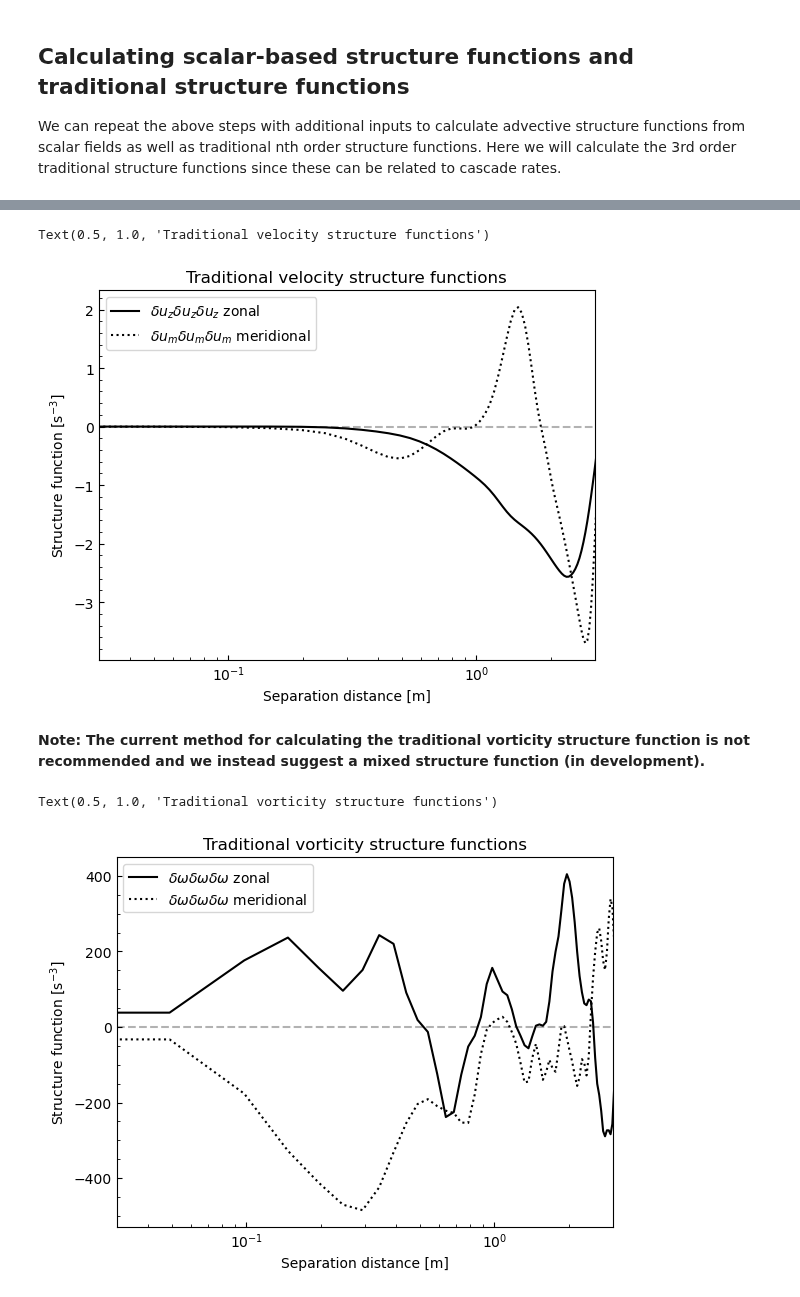
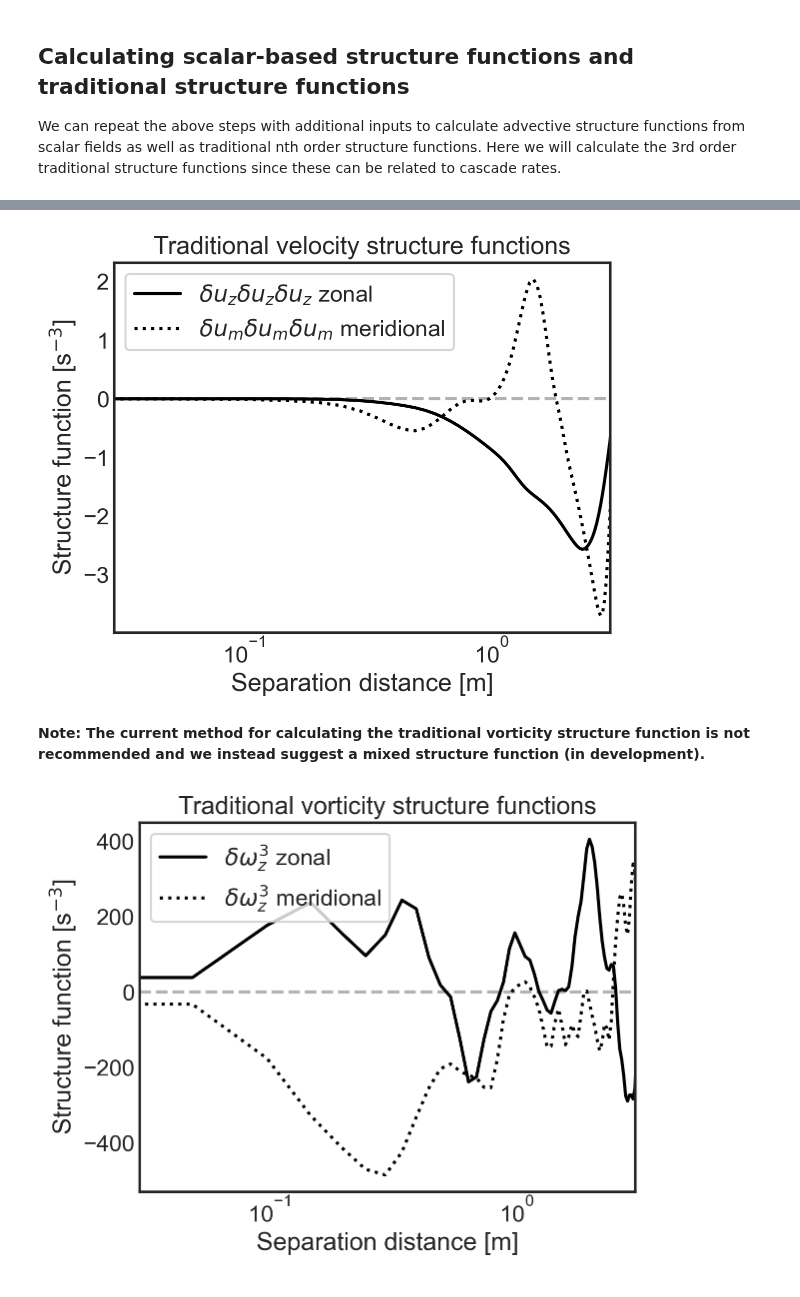
Before and after one commit to cassidymwagner/fluidsf, a Jupyter notebook: docs/source/ex1.ipynb, the cells around one changed output, grey strips where cells are left out. Saved outputs shown, nothing was run; the diff lists cells and outputs as text; code cells hidden in the pictures.

```diff
--- a/docs/source/ex1.ipynb
+++ b/docs/source/ex1.ipynb
@@ -12,6 +12,10 @@ This example will guide you through each step necessary to estimate energy and e
 5. Plot the cascade rates in each direction as a function of separation distance
 # %%
 import matplotlib_inline.backend_inline
+import seaborn as sns
+
+sns.set_style(style="white")
+sns.set_context("talk")
 
 matplotlib_inline.backend_inline.set_matplotlib_formats("retina")
 # %% [markdown]
@@ -126,10 +129,11 @@ fig, (ax1) = plt.subplots()
 
 
 ax1.semilogx(sf_all['x-diffs'], sf_all['SF_traditional_velocity_zonal'],
-             label=r'$\delta u_z \delta u_z \delta u_z$ zonal')
+             label=r'$\delta u_z \delta u_z \delta u_z$ zonal',
+             color='k')
 ax1.semilogx(sf_all['y-diffs'], sf_all['SF_traditional_velocity_meridional'],
              label=r'$\delta u_m \delta u_m \delta u_m$ meridional',
-             linestyle='dotted')
+             color='k',linestyle='dotted')
 
 ax1.set_ylabel(r"Structure function [s$^{-3}$]")
 ax1.set_xlabel(r"Separation distance [m]")
@@ -139,31 +143,30 @@ plt.hlines(0,3e-2,3e0,color='k',linestyle='dashed',alpha=0.3)
 ax1.tick_params(direction="in", which="both")
 ax1.xaxis.get_ticklocs(minor=True)
 ax1.minorticks_on()
-plt.title('Traditional velocity structure functions')
+plt.title('Traditional velocity structure functions');
 # %% [output]
-Text(0.5, 1.0, 'Traditional velocity structure functions')
-[figure, old version]
+[figure, new version]
 # %% [markdown]
 **Note: The current method for calculating the traditional vorticity structure function is not recommended and we instead suggest a mixed structure function (in development).**
 # %%
 fig, (ax1) = plt.subplots()
 
 
 ax1.semilogx(sf_all['x-diffs'], sf_all['SF_traditional_scalar_zonal'],
-             label=r'$\delta \omega \delta \omega \delta \omega$ zonal')
+             label=r'$\delta \omega_z^3$ zonal',
+             color='k')
 ax1.semilogx(sf_all['y-diffs'], sf_all['SF_traditional_scalar_meridional'],
-             label=r'$\delta \omega \delta \omega \delta \omega$ meridional',
-             linestyle='dotted')
+             label=r'$\delta \omega_z^3$ meridional',
+             color='k', linestyle='dotted')
 
 ax1.set_ylabel(r"Structure function [s$^{-3}$]")
 ax1.set_xlabel(r"Separation distance [m]")
 ax1.set_xlim(3e-2,3e0)
 ax1.legend()
 plt.hlines(0,3e-2,3e0,color='k',linestyle='dashed',alpha=0.3)
 ax1.tick_params(direction="in", which="both")
 ax1.xaxis.get_ticklocs(minor=True)
 ax1.minorticks_on()
-plt.title('Traditional vorticity structure functions')
+plt.title('Traditional vorticity structure functions');
 # %% [output]
-Text(0.5, 1.0, 'Traditional vorticity structure functions')
-[figure, old version]
+[figure, new version]
```
Also changed, not shown: parts of 4 cells of this notebook, 1 other file.
